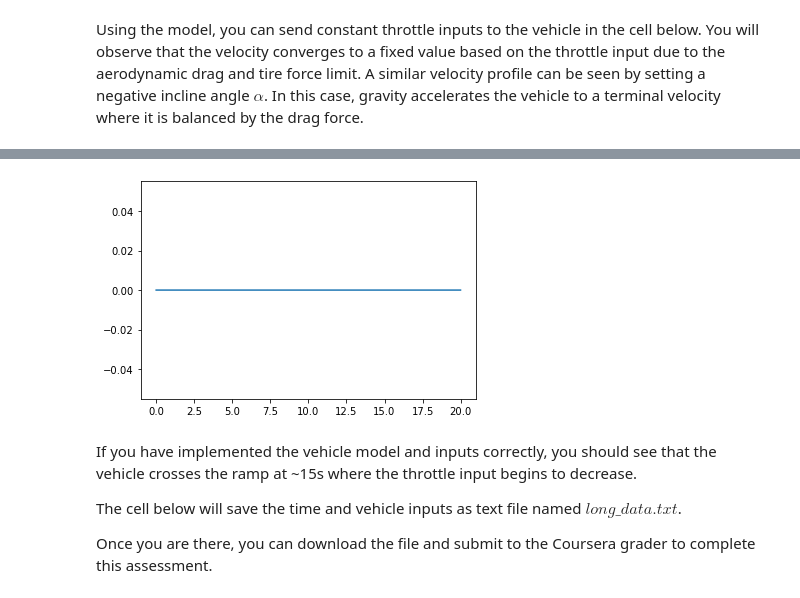
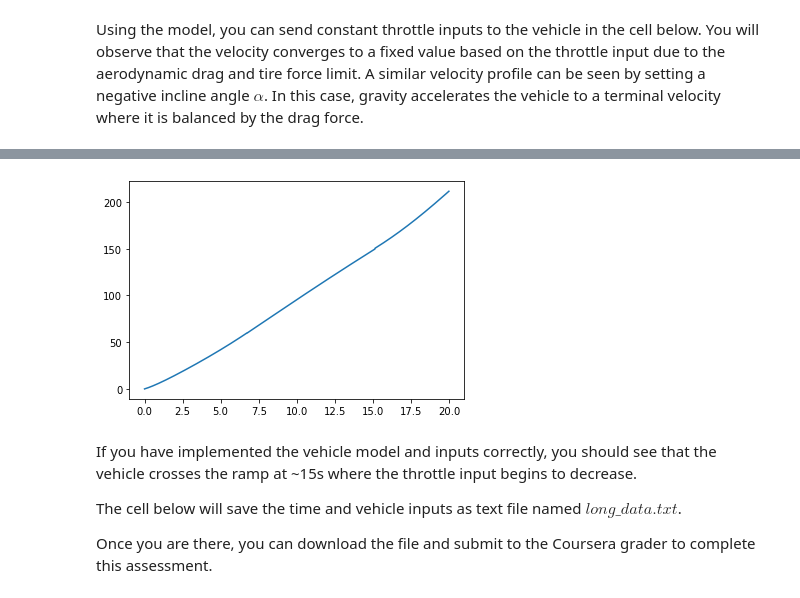
Before and after one commit to IDzetI/Creation-of-a-vehicle-model-and-trajectory-control, a Jupyter notebook: assignment1_2.ipynb, the cells around one changed output, grey strips where cells are left out. Cells and saved outputs as stored; diff of their text form; code cells hidden in the pictures.

```diff
--- a/assignment1_2.ipynb
+++ b/assignment1_2.ipynb
@@ -161,40 +161,50 @@ In the cell below, implement the ramp angle profile $\alpha (x)$ and throttle pr
 # %%
 time_end = 20
 t_data = np.arange(0,time_end,sample_time)
 x_data = np.zeros_like(t_data)
 
 # reset the states
 model.reset()
 
 # ==================================
 #  Your solution begins here
 # ==================================
+
+y_data = np.zeros_like(t_data)
+throttle = np.zeros_like(t_data)
+alpha = np.zeros_like(t_data)
+prev_y = 0
+prev_x = 0
+
 for i in range(t_data.shape[0]):
-    x_data[i] = model.x
+    if t_data[i] <= 5:
+        throttle[i] = 0.2 + 0.3 / 5 * t_data[i]
+    elif t_data[i] <= 15:
+        throttle[i] = 0.5
+    else:
+        throttle[i] = 0.5 - 0.5/5*(t_data[i] - 15)
 
-    model.step(throttle, alpha)
-    if model.x < 60:
-        alpha = 0.05
-    elif model.x < 150:
-        alpha = 0.0997
-    else:
-        alpha = 0
+    displacement = model.x
 
-    if t_data[i] < 5:
-        throttle = 0.2 + 0.3*t_data[i]/5
-    elif t_data[i] < 15:
-        throttle = 0.5
-    else:
-        throttle = 0.5 - 0.5*(t_data[i]-15)/5
+    if displacement <= 60.075: alpha[i] = 0.0499583957
+    elif displacement <= 60.075+90.45: alpha[i] = 0.0996686525
+    else: alpha[i] = 0
+
+    x_data[i] = displacement * np.cos(alpha[i])
+    y_data[i] = prev_y + (x_data[i] - prev_x) * np.tan(alpha[i])
+    prev_x = x_data[i]
+    prev_y = y_data[i]
+
+    model.step(throttle[i], alpha[i])
 # ==================================
 #  Your solution ends here
 # ==================================
 
 # Plot x vs t for visualization
 plt.plot(t_data, x_data)
 plt.show()
 # %% [output]
-[figure, old version]
+[figure, new version]
 # %% [markdown]
 If you have implemented the vehicle model and inputs correctly, you should see that the vehicle crosses the ramp at ~15s where the throttle input begins to decrease.
 
```
Also changed, not shown: parts of 2 cells of this notebook, 3 other files.
